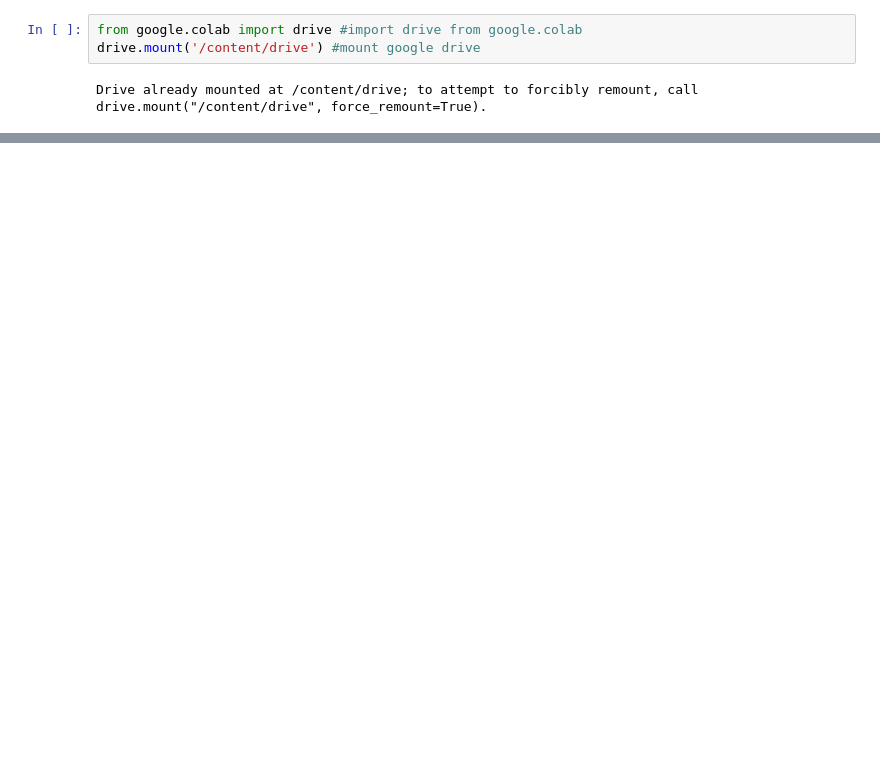
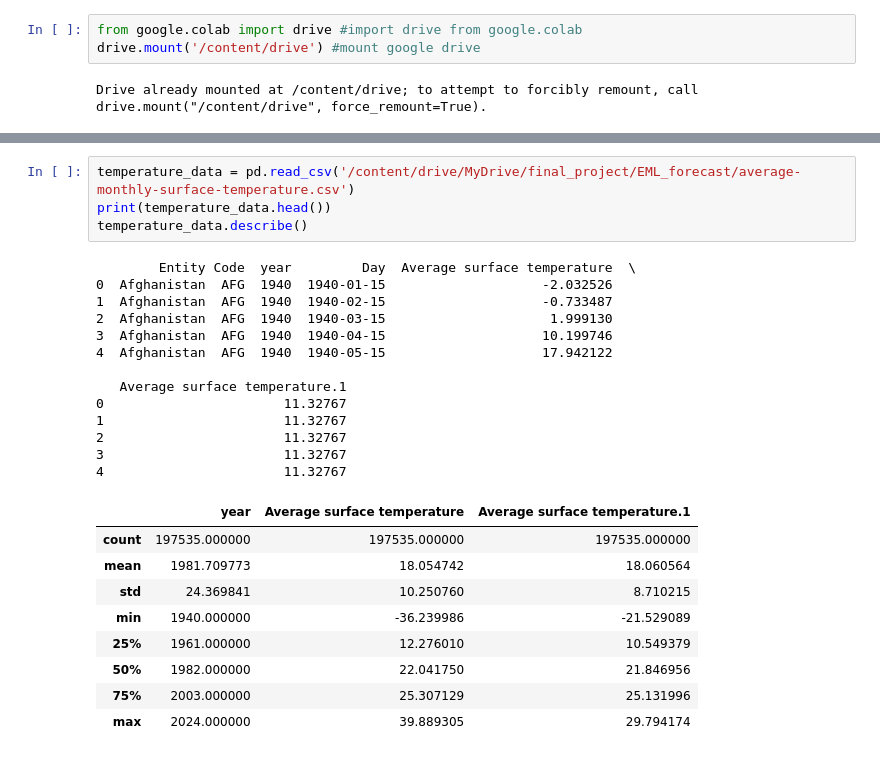
Before and after one commit to MuhammedThariq/Data-Science-Final-Project, a Jupyter notebook: data_preprocessing.ipynb, the cells around one changed output, grey strips where cells are left out. Cells and saved outputs as stored; diff of their text form; blank space fills up the shorter version.

Commit message:
Data preprocessing new branch

```diff
--- a/data_preprocessing.ipynb
+++ b/data_preprocessing.ipynb
@@ -470,0 +365,27 @@ dtype: int64
+# %%
+temperature_data = pd.read_csv('/content/drive/MyDrive/final_project/EML_forecast/average-monthly-surface-temperature.csv')
+print(temperature_data.head())
+temperature_data.describe()
+# %% [output]
+        Entity Code  year         Day  Average surface temperature  \
+0  Afghanistan  AFG  1940  1940-01-15                    -2.032526
+1  Afghanistan  AFG  1940  1940-02-15                    -0.733487
+2  Afghanistan  AFG  1940  1940-03-15                     1.999130
+3  Afghanistan  AFG  1940  1940-04-15                    10.199746
+4  Afghanistan  AFG  1940  1940-05-15                    17.942122
+
+   Average surface temperature.1
+0                       11.32767
+1                       11.32767
+2                       11.32767
+3                       11.32767
+4                       11.32767
+|  | year | Average surface temperature | Average surface temperature.1 |
+| count | 197535.000000 | 197535.000000 | 197535.000000 |
+| mean | 1981.709773 | 18.054742 | 18.060564 |
+| std | 24.369841 | 10.250760 | 8.710215 |
+| min | 1940.000000 | -36.239986 | -21.529089 |
+| 25% | 1961.000000 | 12.276010 | 10.549379 |
+| 50% | 1982.000000 | 22.041750 | 21.846956 |
+| 75% | 2003.000000 | 25.307129 | 25.131996 |
+| max | 2024.000000 | 39.889305 | 29.794174 |
```
Also changed, not shown: parts of 65 cells of this notebook.
